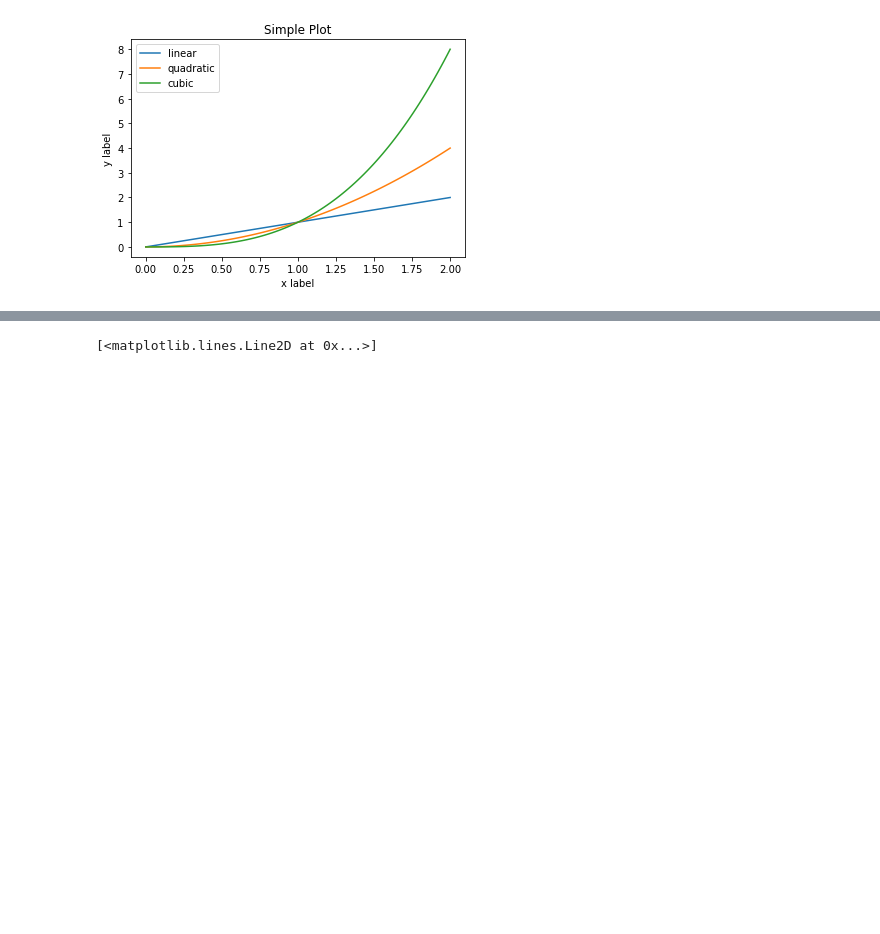
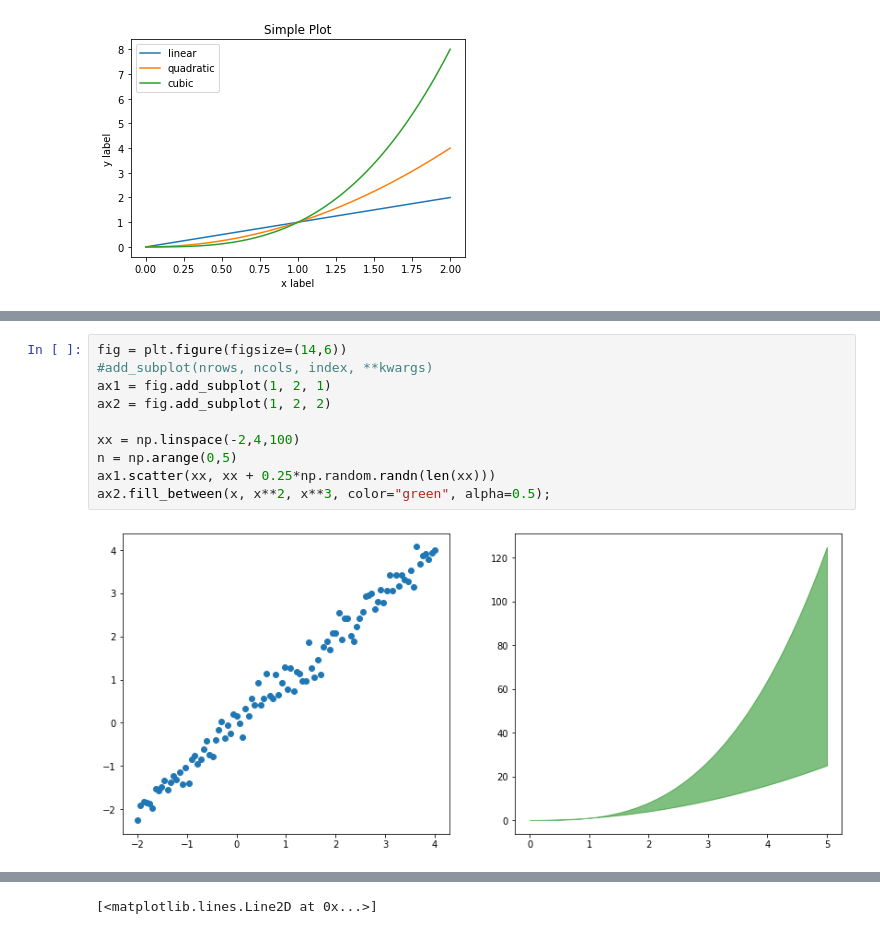
Before and after one commit to vanessacerrone/python_exercices, a Jupyter notebook: matplotlib.ipynb, the cells around one changed output, grey strips where cells are left out. Drawn from its saved outputs; the diff is of its cells as text; blank space fills up the shorter version.

```diff
--- a/matplotlib.ipynb
+++ b/matplotlib.ipynb
@@ -82,0 +118,12 @@ plt.show()
+# %%
+fig = plt.figure(figsize=(14,6))
+#add_subplot(nrows, ncols, index, **kwargs)
+ax1 = fig.add_subplot(1, 2, 1)
+ax2 = fig.add_subplot(1, 2, 2)
+
+xx = np.linspace(-2,4,100)
+n = np.arange(0,5)
+ax1.scatter(xx, xx + 0.25*np.random.randn(len(xx)))
+ax2.fill_between(x, x**2, x**3, color="green", alpha=0.5);
+# %% [output]
+[figure, added]
```
Also changed, not shown: parts of 4 cells of this notebook.
